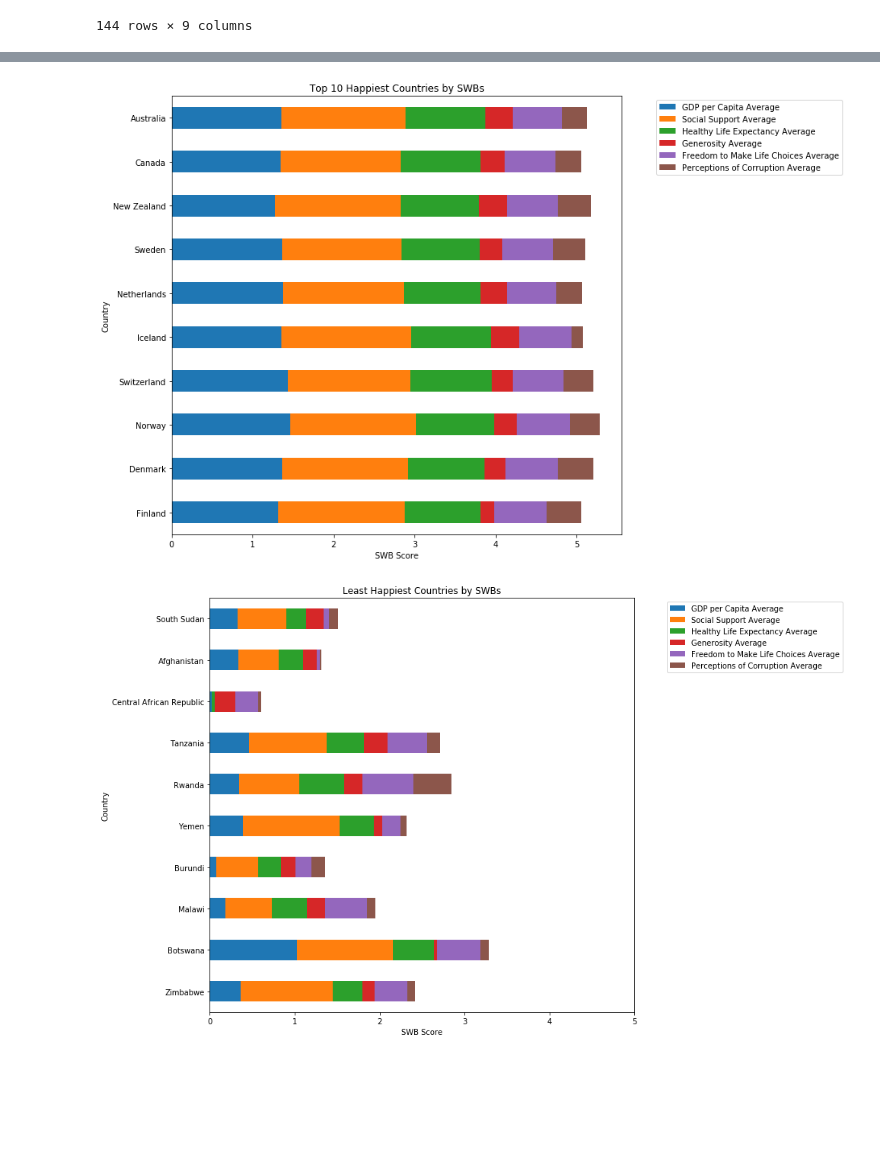
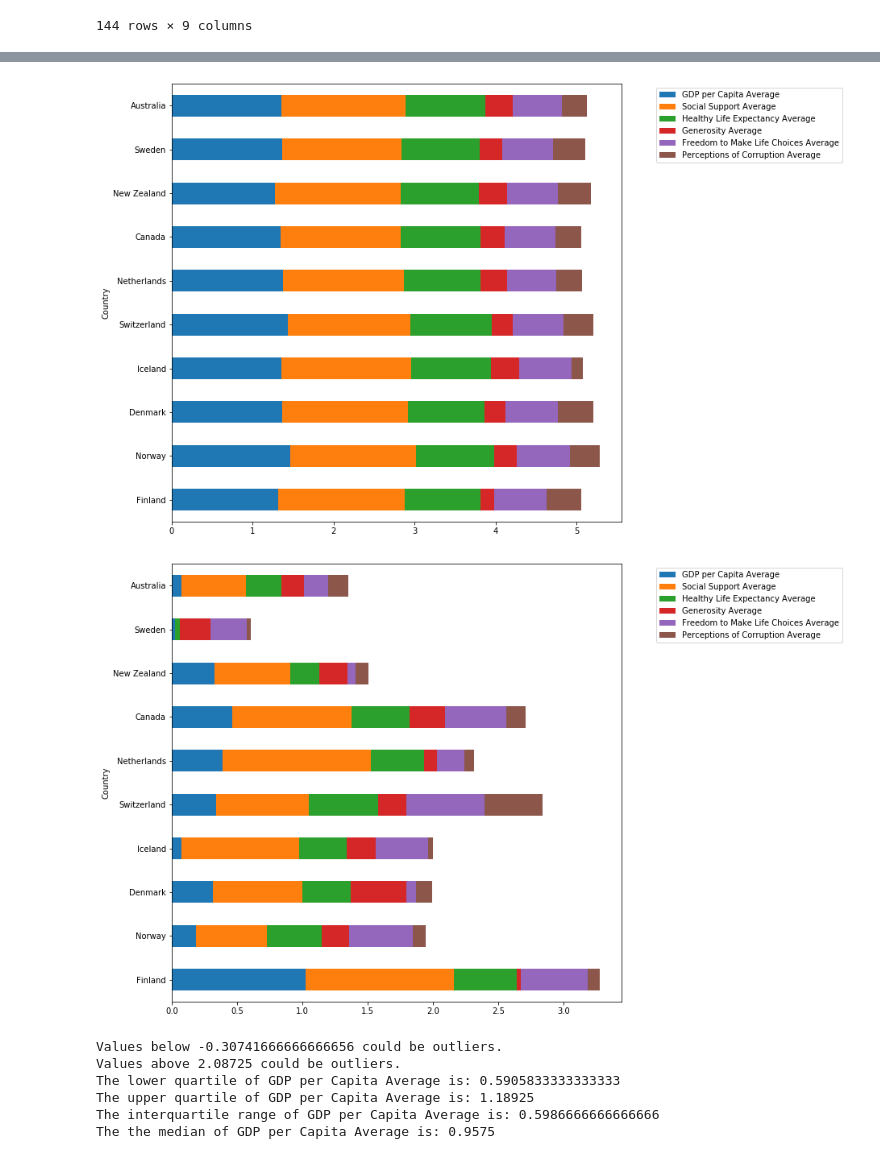
Before and after one commit to nbolt1989/Group_Project_1, a Jupyter notebook: Time for Happiness.ipynb, the cells around one changed output, grey strips where cells are left out. Cells and saved outputs as stored; diff of their text form; code cells hidden in the pictures; blank space fills up the shorter version.

```diff
--- a/Time for Happiness.ipynb
+++ b/Time for Happiness.ipynb
@@ -268,8 +265,8 @@ averagesorted_df
 | 141 | South Sudan | Sub-Saharan Africa | 2.974533 | 0.326667 | 0.578760 | 0.226936 | ... |
 144 rows × 9 columns
 # %%
-top10_df = averagesorted_df.head(10)
-last10_df = averagesorted_df.tail(10)
+top10_df = average_df.head(10)
+last10_df = average_df.tail(10)
 last10_df
 # %% [output]
 |  | Country | Region | Score Average | GDP per Capita Average | Social Support Average | Healthy Life Expectancy Average | ... |
@@ -286,31 +283,27 @@ last10_df
 # %%
 #created bar chart for each SWB for the 10 countries with the highest overall happiness score
 
 test_df = top10_df[['Country','GDP per Capita Average','Social Support Average', 'Healthy Life Expectancy Average','Generosity Average','Freedom to Make Life Choices Average','Perceptions of Corruption Average']]
 test_df.index = test_df['Country']
 
+#test_df.sort_values(['Score Average'], ascending = False)  #doesnt like this
 
-test_df.plot(kind='barh', stacked=True, figsize = (10,10), xticks = np.arange(6))
+test_df.plot(kind='barh', stacked=True, figsize = (10,10))
 
 plt.legend(bbox_to_anchor = (1,.5,.5,.5))
-plt. title("Top 10 Happiest Countries by SWBs")
-plt.xlabel("SWB Score")
 
 plt.show()
 # %% [output]
-[figure, old version]
+[figure, new version]
 # %%
 #created bar chart for each SWB for the 10 countries with the lowest overall happiness score
 
 test2_df = last10_df[['Country','GDP per Capita Average','Social Support Average', 'Healthy Life Expectancy Average','Generosity Average','Freedom to Make Life Choices Average','Perceptions of Corruption Average']]
-test2_df.index = test2_df['Country']
-test2_df.plot(kind='barh', stacked=True, figsize = (10,10), xticks =np.arange(6))
-
-plt. title("Least Happiest Countries by SWBs")
-plt.xlabel("SWB Score")
+test2_df.index = test_df['Country']
+test2_df.plot(kind='barh', stacked=True, figsize = (10,10))
 
 plt.legend(bbox_to_anchor = (1,.5,.5,.5))
 
 plt.show()
 # %% [output]
-[figure, old version]
+[figure, new version]
@@ -316,0 +315,28 @@ plt.show()
+# %%
+# "GDP per Capita Average"
+quartiles = averagesorted_df["GDP per Capita Average"].quantile([.25,.5,.75])
+lowerq = quartiles[0.25]
+upperq = quartiles[0.75]
+iqr = upperq - lowerq
+
+lower_bound = lowerq - (1.5*iqr)
+upper_bound = upperq + (1.5*iqr)
+print(f"Values below {lower_bound} could be outliers.")
+print(f"Values above {upper_bound} could be outliers.")
+
+print(f"The lower quartile of GDP per Capita Average is: {lowerq}")
+print(f"The upper quartile of GDP per Capita Average is: {upperq}")
+print(f"The interquartile range of GDP per Capita Average is: {iqr}")
+print(f"The the median of GDP per Capita Average is: {quartiles[0.5]} ")
+
+# Find the non outlier rows
+GDP_nonoutlier = averagesorted_df.loc[(averagesorted_df["GDP per Capita Average"] > lower_bound)
+                              | (averagesorted_df["GDP per Capita Average"] < upper_bound)]
+GDP_bplot = GDP_nonoutlier["GDP per Capita Average"]
+# %% [output]
+Values below -0.30741666666666656 could be outliers.
+Values above 2.08725 could be outliers.
+The lower quartile of GDP per Capita Average is: 0.5905833333333333
+The upper quartile of GDP per Capita Average is: 1.18925
+The interquartile range of GDP per Capita Average is: 0.5986666666666666
+The the median of GDP per Capita Average is: 0.9575
```
Also changed, not shown: parts of 16 cells of this notebook.
